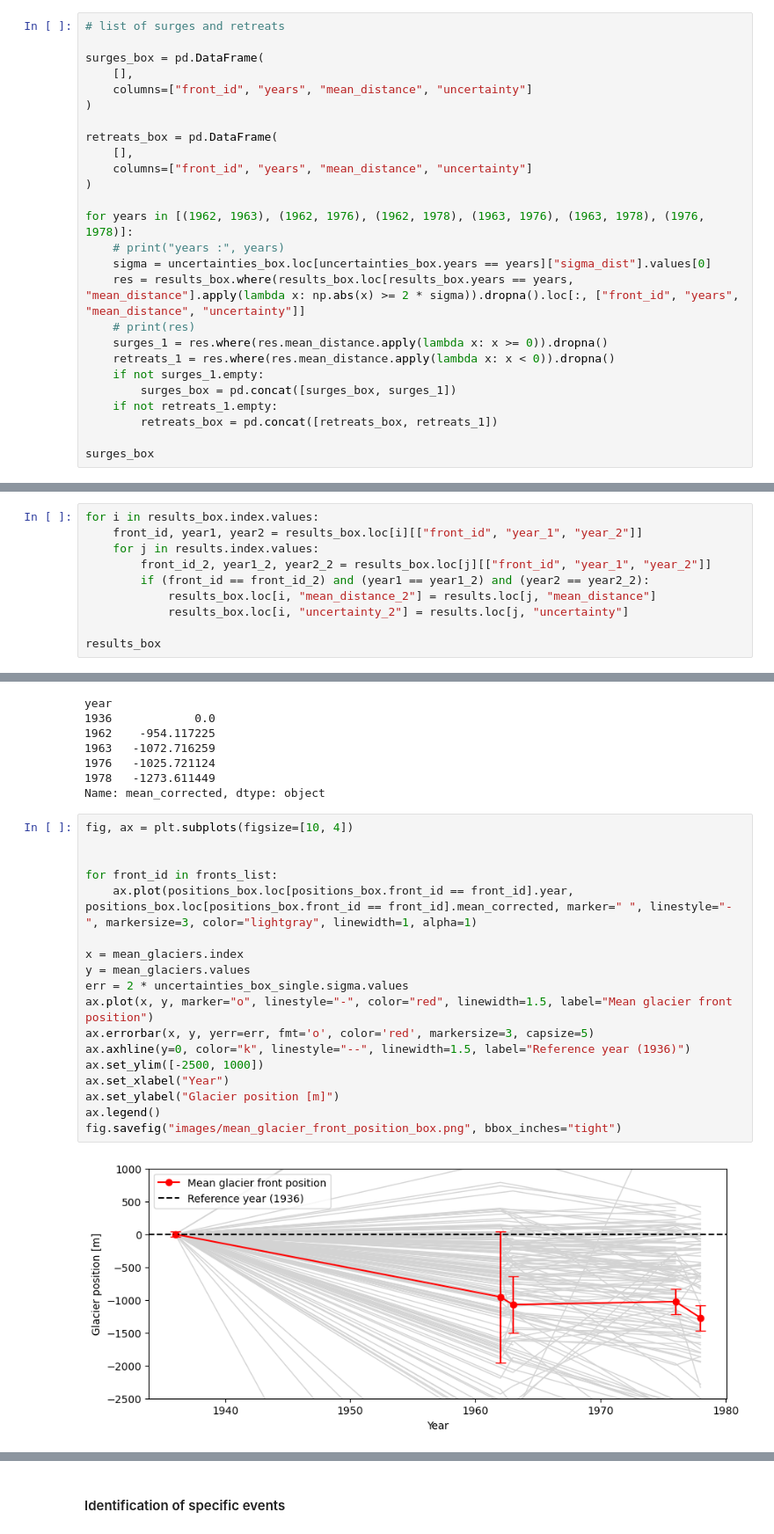
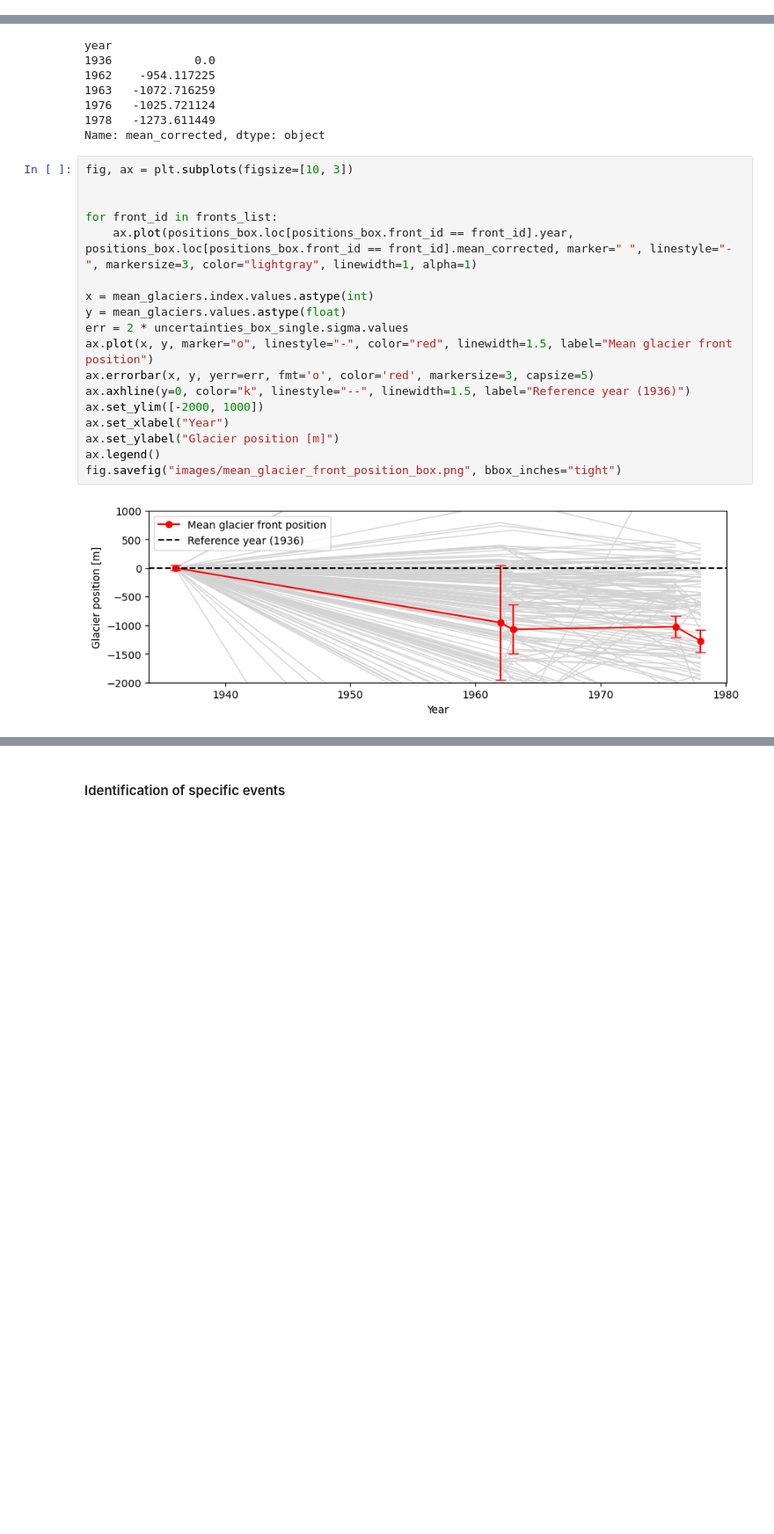
Before and after one commit to lorisdanjou/Svalbard_calving_fronts_1936-1978_data_analysis, a Jupyter notebook: results.ipynb, the cells around one changed output, grey strips where cells are left out. Shown at 88% size. Drawn from its saved outputs; the diff is of its cells as text; blank space fills up the shorter version.

```diff
--- a/results.ipynb
+++ b/results.ipynb
@@ -788,26 +32,0 @@ fig.savefig("images/results_distances_distributions_box_big.png", bbox_inches="t
-# %%
-# list of surges and retreats
-
-surges_box = pd.DataFrame(
-    [],
-    columns=["front_id", "years", "mean_distance", "uncertainty"]
-)
-
-retreats_box = pd.DataFrame(
-    [],
-    columns=["front_id", "years", "mean_distance", "uncertainty"]
-)
-
-for years in [(1962, 1963), (1962, 1976), (1962, 1978), (1963, 1976), (1963, 1978), (1976, 1978)]:
-    # print("years :", years)
-    sigma = uncertainties_box.loc[uncertainties_box.years == years]["sigma_dist"].values[0]
-    res = results_box.where(results_box.loc[results_box.years == years, "mean_distance"].apply(lambda x: np.abs(x) >= 2 * sigma)).dropna().loc[:, ["front_id", "years", "mean_distance", "uncertainty"]]
-    # print(res)
-    surges_1 = res.where(res.mean_distance.apply(lambda x: x >= 0)).dropna()
-    retreats_1 = res.where(res.mean_distance.apply(lambda x: x < 0)).dropna()
-    if not surges_1.empty:
-        surges_box = pd.concat([surges_box, surges_1])
-    if not retreats_1.empty:
-        retreats_box = pd.concat([retreats_box, retreats_1])
-
-surges_box
@@ -861,10 +32,0 @@ len(surges_box.front_id.unique()), surges_box.front_id.unique(), len(retreats_bo
-# %%
-for i in results_box.index.values:
-    front_id, year1, year2 = results_box.loc[i][["front_id", "year_1", "year_2"]]
-    for j in results.index.values:
-        front_id_2, year1_2, year2_2 = results_box.loc[j][["front_id", "year_1", "year_2"]]
-        if (front_id == front_id_2) and (year1 == year1_2) and (year2 == year2_2):
-            results_box.loc[i, "mean_distance_2"] = results.loc[j, "mean_distance"]
-            results_box.loc[i, "uncertainty_2"] = results.loc[j, "uncertainty"]
-
-results_box
@@ -1100,22 +211,22 @@ year
 1978   -1273.611449
 Name: mean_corrected, dtype: object
 # %%
-fig, ax = plt.subplots(figsize=[10, 4])
+fig, ax = plt.subplots(figsize=[10, 3])
 
 
 for front_id in fronts_list:
     ax.plot(positions_box.loc[positions_box.front_id == front_id].year, positions_box.loc[positions_box.front_id == front_id].mean_corrected, marker=" ", linestyle="-", markersize=3, color="lightgray", linewidth=1, alpha=1)
 
-x = mean_glaciers.index
-y = mean_glaciers.values
+x = mean_glaciers.index.values.astype(int)
+y = mean_glaciers.values.astype(float)
 err = 2 * uncertainties_box_single.sigma.values
 ax.plot(x, y, marker="o", linestyle="-", color="red", linewidth=1.5, label="Mean glacier front position")
 ax.errorbar(x, y, yerr=err, fmt='o', color='red', markersize=3, capsize=5)
 ax.axhline(y=0, color="k", linestyle="--", linewidth=1.5, label="Reference year (1936)")
-ax.set_ylim([-2500, 1000])
+ax.set_ylim([-2000, 1000])
 ax.set_xlabel("Year")
 ax.set_ylabel("Glacier position [m]")
 ax.legend()
 fig.savefig("images/mean_glacier_front_position_box.png", bbox_inches="tight")
 # %% [output]
-[figure, old version]
+[figure, new version]
```
Also changed, not shown: parts of 63 cells of this notebook, 12 other files.
